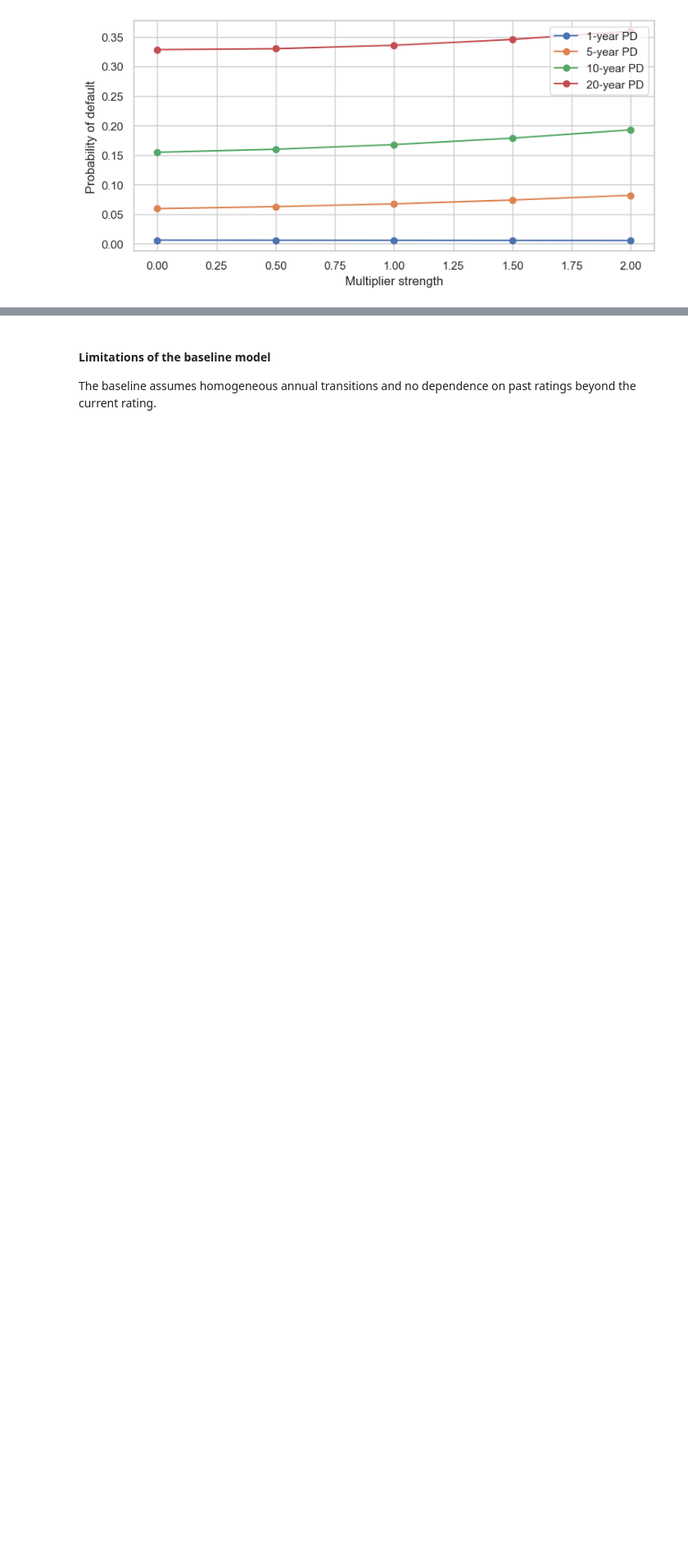
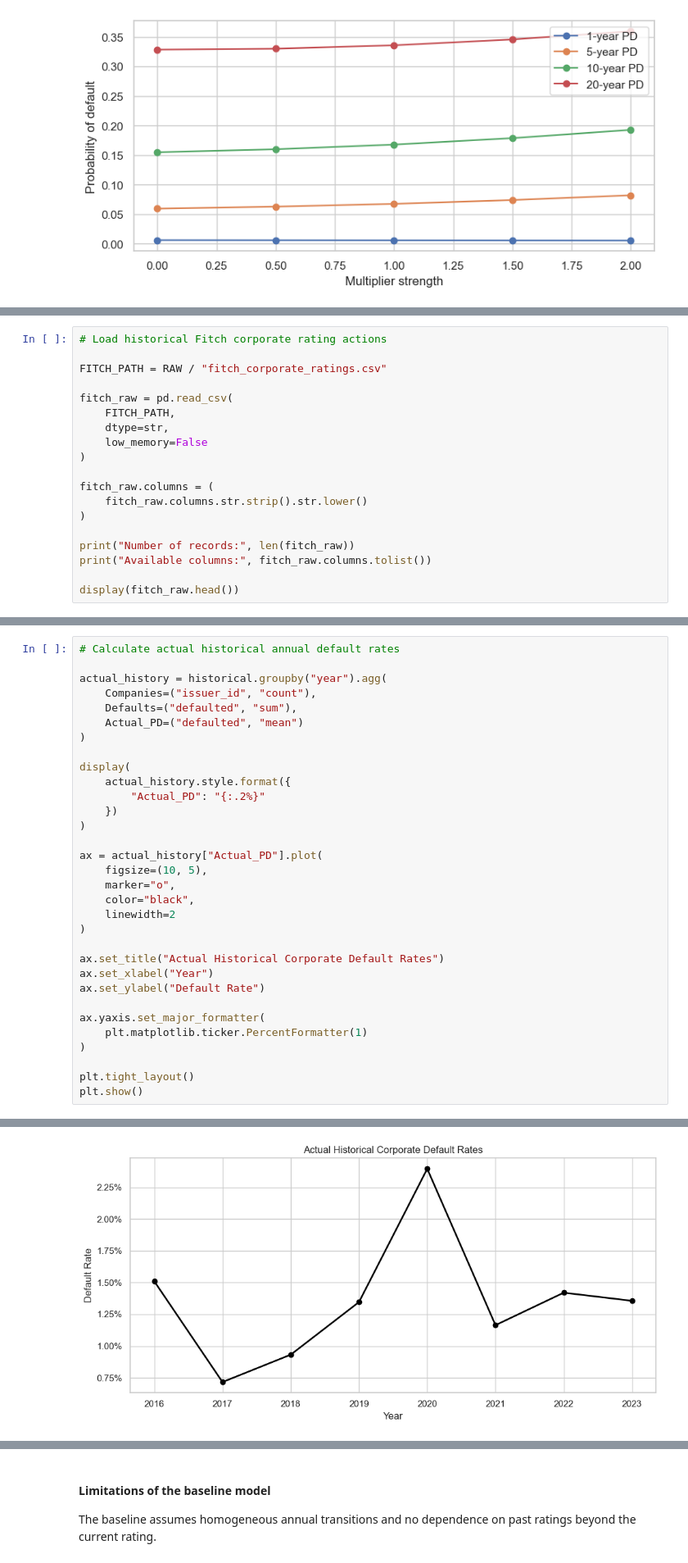
Before and after one commit to dfamobio-code/credit-rating-markov-model, a Jupyter notebook: full_analysis.ipynb, the cells around one changed output, grey strips where cells are left out. Shown at 82% size. Cells and saved outputs as stored; diff of their text form; blank space fills up the shorter version.

Commit message:
added historical backtesting and revised the conclusion

```diff
--- a/full_analysis.ipynb
+++ b/full_analysis.ipynb
@@ -847,0 +867,19 @@ summary.to_csv(PROCESSED / "model_comparison.csv")
+# %%
+# Load historical Fitch corporate rating actions
+
+FITCH_PATH = RAW / "fitch_corporate_ratings.csv"
+
+fitch_raw = pd.read_csv(
+    FITCH_PATH,
+    dtype=str,
+    low_memory=False
+)
+
+fitch_raw.columns = (
+    fitch_raw.columns.str.strip().str.lower()
+)
+
+print("Number of records:", len(fitch_raw))
+print("Available columns:", fitch_raw.columns.tolist())
+
+display(fitch_raw.head())
@@ -847,0 +1146,33 @@ summary.to_csv(PROCESSED / "model_comparison.csv")
+# %%
+# Calculate actual historical annual default rates
+
+actual_history = historical.groupby("year").agg(
+    Companies=("issuer_id", "count"),
+    Defaults=("defaulted", "sum"),
+    Actual_PD=("defaulted", "mean")
+)
+
+display(
+    actual_history.style.format({
+        "Actual_PD": "{:.2%}"
+    })
+)
+
+ax = actual_history["Actual_PD"].plot(
+    figsize=(10, 5),
+    marker="o",
+    color="black",
+    linewidth=2
+)
+
+ax.set_title("Actual Historical Corporate Default Rates")
+ax.set_xlabel("Year")
+ax.set_ylabel("Default Rate")
+
+ax.yaxis.set_major_formatter(
+    plt.matplotlib.ticker.PercentFormatter(1)
+)
+
+plt.tight_layout()
+plt.show()
+# %% [output]
@@ -847,0 +1189 @@ summary.to_csv(PROCESSED / "model_comparison.csv")
+[figure, added]
```
Also changed, not shown: parts of 15 cells of this notebook, 5 other files.
